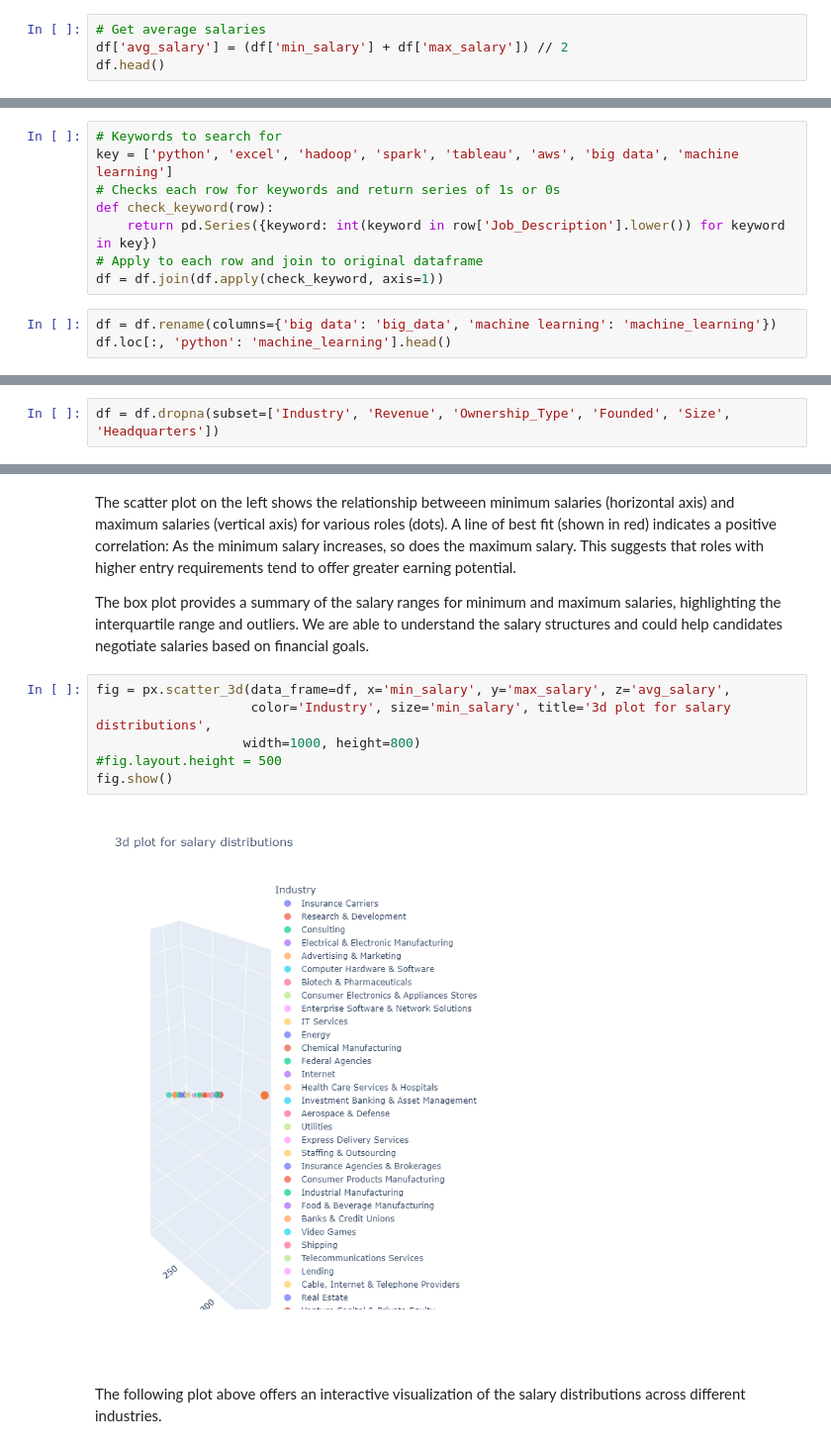
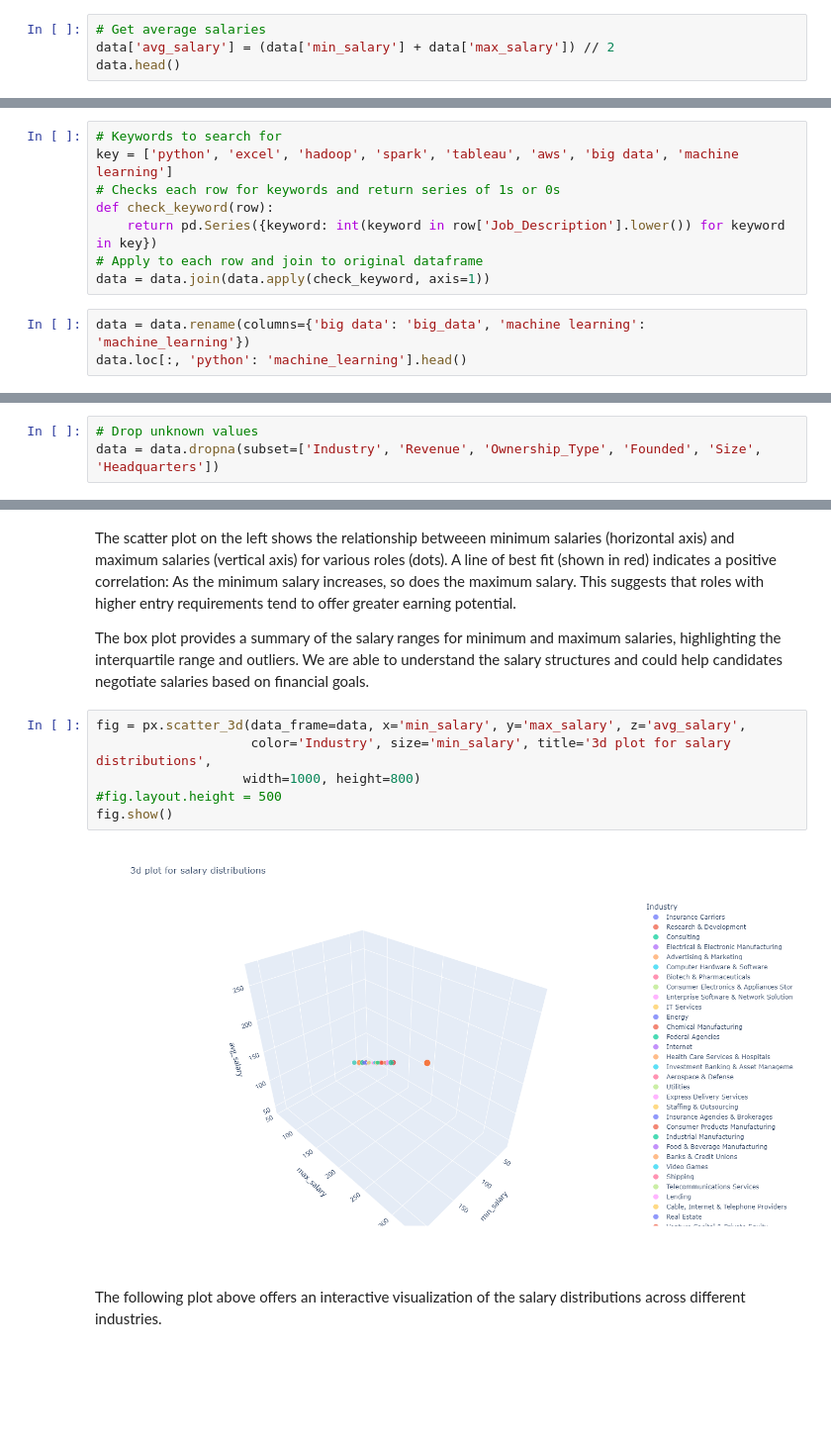
Before and after one commit to AngelX62/Data-Science-Job-Clean, a Jupyter notebook: Data_Science.ipynb, the cells around one changed output, grey strips where cells are left out. Shown at 99% size. Saved outputs shown, nothing was run; the diff lists cells and outputs as text; blank space fills up the shorter version.

Commit message:
fix visualization

```diff
--- a/Data_Science.ipynb
+++ b/Data_Science.ipynb
@@ -385,8 +374,8 @@ df[['min_salary', 'max_salary']] = (df['Salary_Estimate']
                                     .apply(pd.to_numeric, errors='coerce'))
 # %%
 # Get average salaries
-df['avg_salary'] = (df['min_salary'] + df['max_salary']) // 2
-df.head()
+data['avg_salary'] = (data['min_salary'] + data['max_salary']) // 2
+data.head()
 # %% [output]
 |  | Job_Title | Salary_Estimate | Job_Description | Rating | Company_Name | Location | Headquarters | Size | ... |
 | index |  |  |  |  |  |  |  |  | ... |
@@ -433,10 +422,10 @@ key = ['python', 'excel', 'hadoop', 'spark', 'tableau', 'aws', 'big data', 'mach
 def check_keyword(row):
     return pd.Series({keyword: int(keyword in row['Job_Description'].lower()) for keyword in key})
 # Apply to each row and join to original dataframe
-df = df.join(df.apply(check_keyword, axis=1))
+data = data.join(data.apply(check_keyword, axis=1))
 # %%
-df = df.rename(columns={'big data': 'big_data', 'machine learning': 'machine_learning'})
-df.loc[:, 'python': 'machine_learning'].head()
+data = data.rename(columns={'big data': 'big_data', 'machine learning': 'machine_learning'})
+data.loc[:, 'python': 'machine_learning'].head()
 # %% [output]
 |  | python | excel | hadoop | spark | tableau | aws | big_data | machine_learning |
 | index |  |  |  |  |  |  |  |  |
@@ -491,5 +481,6 @@ big_data              0
 machine_learning      0
 dtype: int64
 # %%
-df = df.dropna(subset=['Industry', 'Revenue', 'Ownership_Type', 'Founded', 'Size', 'Headquarters'])
+# Drop unknown values
+data = data.dropna(subset=['Industry', 'Revenue', 'Ownership_Type', 'Founded', 'Size', 'Headquarters'])
 # %%
@@ -568,13 +559,13 @@ The scatter plot on the left shows the relationship betweeen minimum salaries (h
 
 The box plot provides a summary of the salary ranges for minimum and maximum salaries, highlighting the interquartile range and outliers. We are able to understand the salary structures and could help candidates negotiate salaries based on financial goals.
 # %%
-fig = px.scatter_3d(data_frame=df, x='min_salary', y='max_salary', z='avg_salary',
+fig = px.scatter_3d(data_frame=data, x='min_salary', y='max_salary', z='avg_salary',
                     color='Industry', size='min_salary', title='3d plot for salary distributions',
                    width=1000, height=800)
 #fig.layout.height = 500
 fig.show()
 # %% [output]
-[figure, old version]
+[figure, new version]
 # %% [markdown]
 The following plot above offers an interactive visualization of the salary distributions across different industries.
 # %%
```
Also changed, not shown: parts of 40 cells of this notebook.
